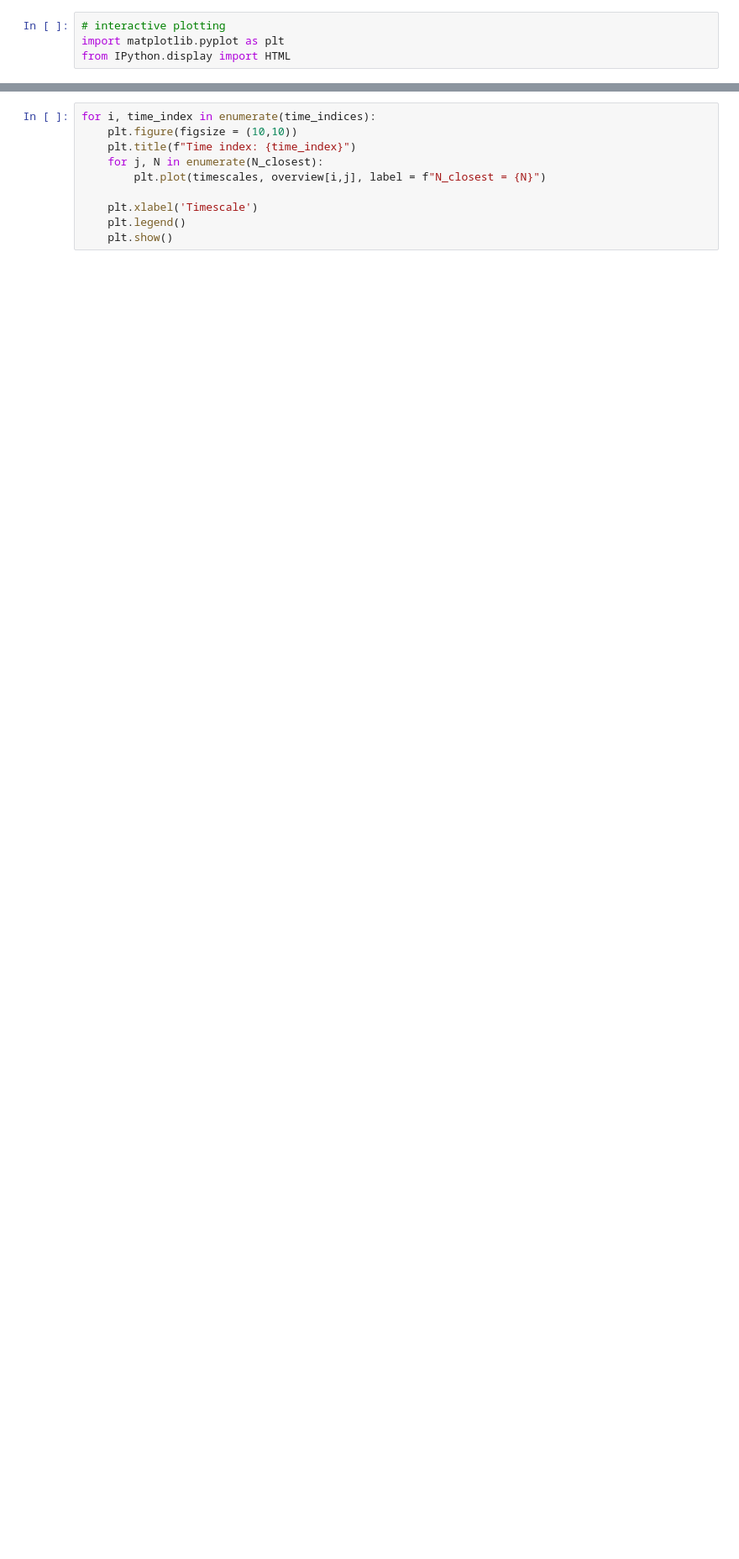
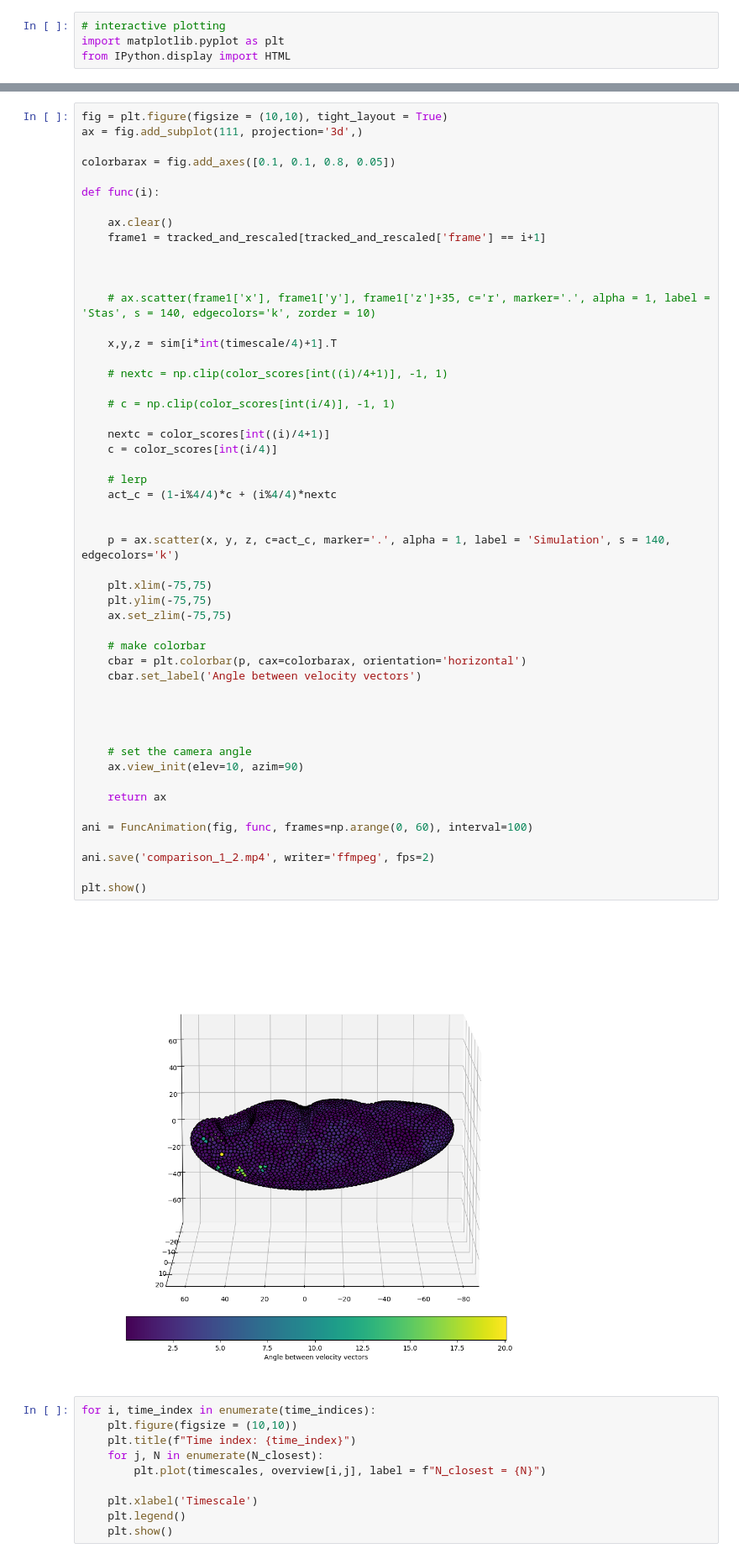
Before and after one commit to JakobSchauser/Thesis, a Jupyter notebook: CompareToData/CompareTesting.ipynb, the cells around one changed output, grey strips where cells are left out. Shown at 84% size. Cells and saved outputs as stored; diff of their text form; blank space fills up the shorter version.

```diff
--- a/CompareToData/CompareTesting.ipynb
+++ b/CompareToData/CompareTesting.ipynb
@@ -264,3 +220,56 @@ overview.shape
+# %%
+fig = plt.figure(figsize = (10,10), tight_layout = True)
+ax = fig.add_subplot(111, projection='3d',)
+
+colorbarax = fig.add_axes([0.1, 0.1, 0.8, 0.05])
+
+def func(i):
+
+    ax.clear()
+    frame1 = tracked_and_rescaled[tracked_and_rescaled['frame'] == i+1]
+
+
+
+    # ax.scatter(frame1['x'], frame1['y'], frame1['z']+35, c='r', marker='.', alpha = 1, label = 'Stas', s = 140, edgecolors='k', zorder = 10)
+
+    x,y,z = sim[i*int(timescale/4)+1].T
+
+    # nextc = np.clip(color_scores[int((i)/4+1)], -1, 1)
+
+    # c = np.clip(color_scores[int(i/4)], -1, 1)
+
+    nextc = color_scores[int((i)/4+1)]
+    c = color_scores[int(i/4)]
+
+    # lerp
+    act_c = (1-i%4/4)*c + (i%4/4)*nextc
+
+
+    p = ax.scatter(x, y, z, c=act_c, marker='.', alpha = 1, label = 'Simulation', s = 140, edgecolors='k')
+
+    plt.xlim(-75,75)
+    plt.ylim(-75,75)
+    ax.set_zlim(-75,75)
+
+    # make colorbar
+    cbar = plt.colorbar(p, cax=colorbarax, orientation='horizontal')
+    cbar.set_label('Angle between velocity vectors')
+
+
+
+
+    # set the camera angle
+    ax.view_init(elev=10, azim=90)
+
+    return ax
+
+ani = FuncAnimation(fig, func, frames=np.arange(0, 60), interval=100)
+
+ani.save('comparison_1_2.mp4', writer='ffmpeg', fps=2)
+
+plt.show()
+# %% [output]
+[figure, added]
 # %%
 for i, time_index in enumerate(time_indices):
     plt.figure(figsize = (10,10))
```
Also changed, not shown: parts of 10 cells of this notebook, 3 other files.
